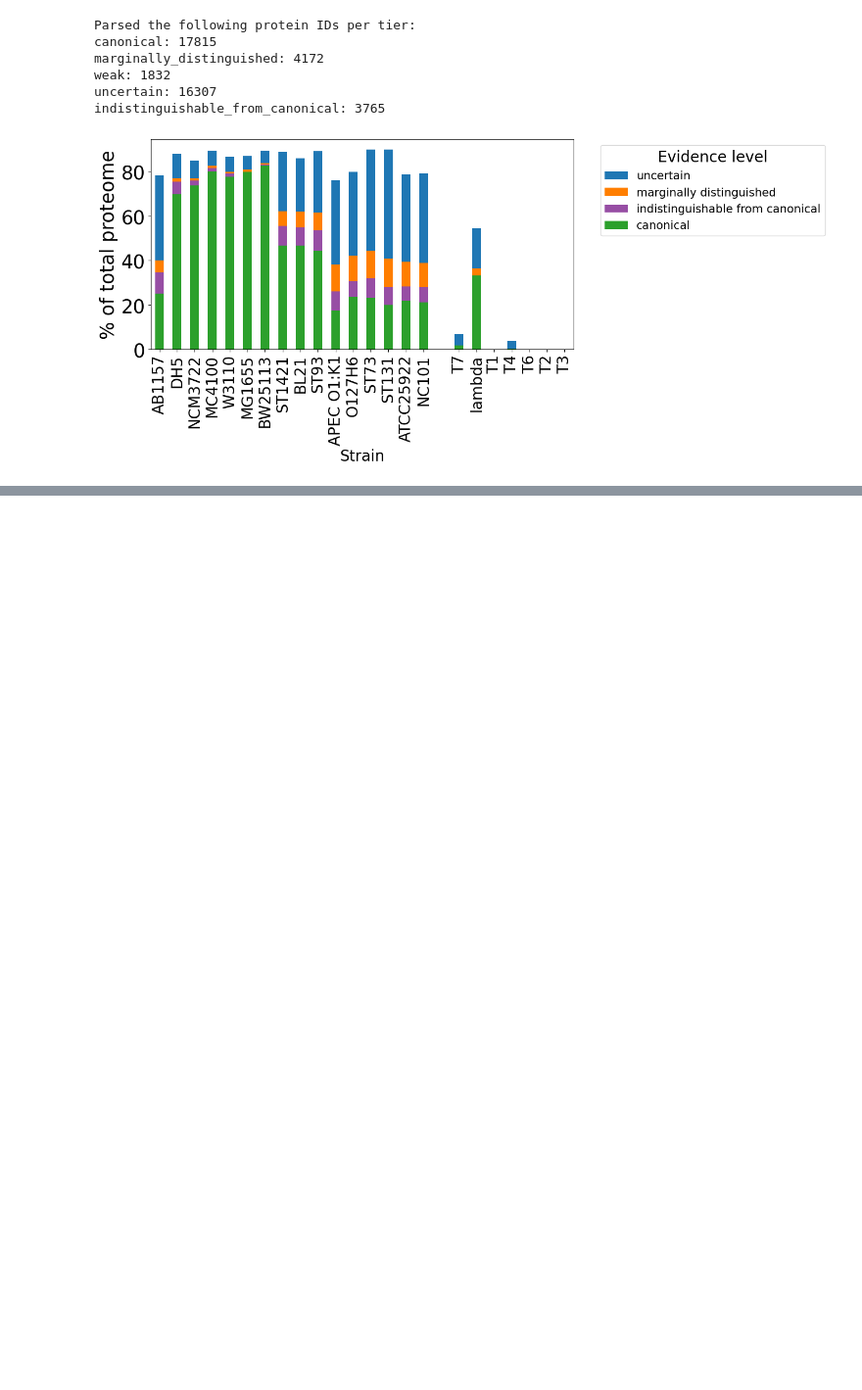
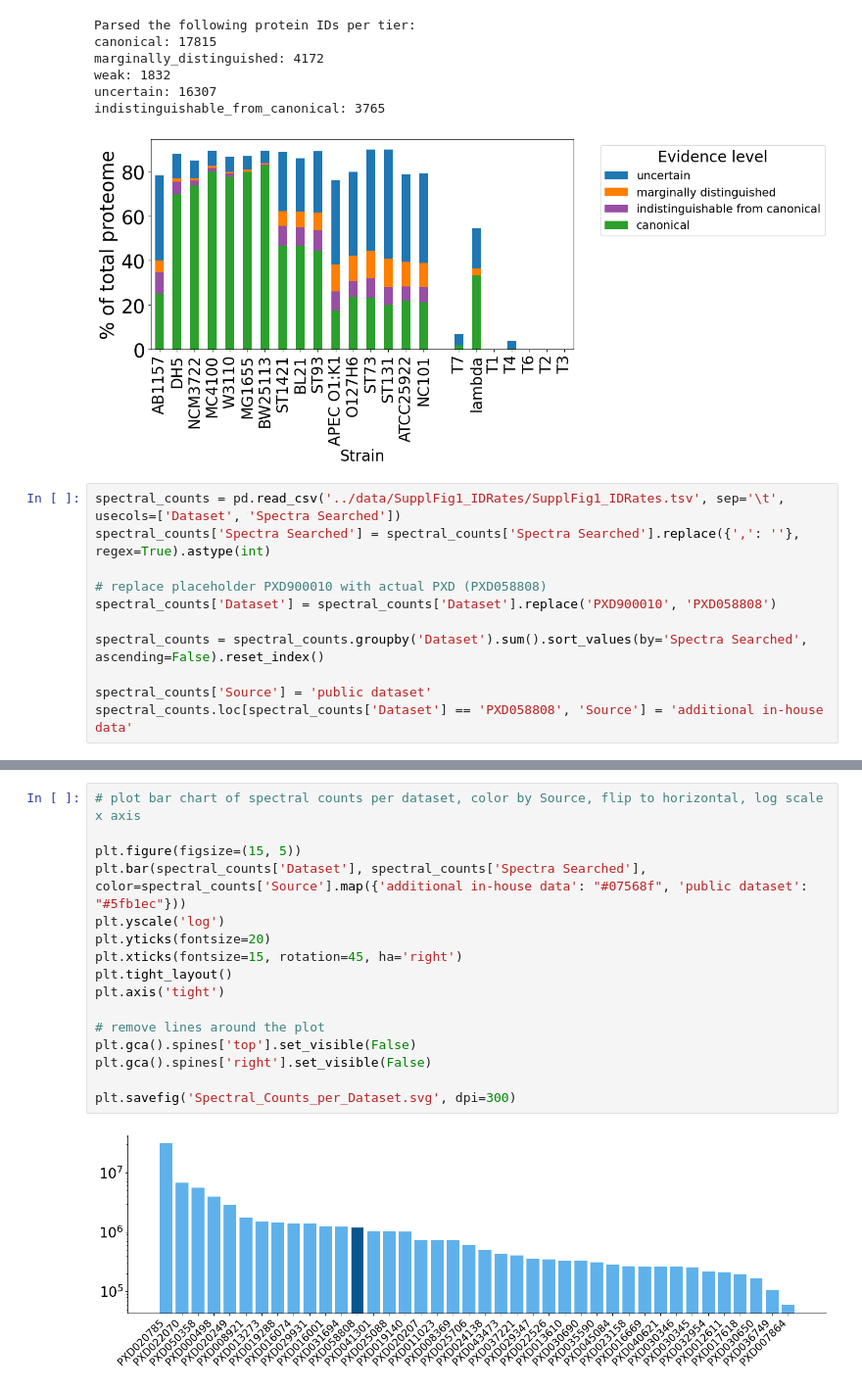
Before and after one commit to CompOmics/ecoli-peptideatlas-manuscript, a Jupyter notebook: src/Fig1_Strain_proteome_coverage.ipynb, the cells around one changed output, grey strips where cells are left out. Shown at 98% size. Saved outputs shown, nothing was run; the diff lists cells and outputs as text; blank space fills up the shorter version.

Commit message:
add spectral count bar chart

```diff
--- a/src/Fig1_Strain_proteome_coverage.ipynb
+++ b/src/Fig1_Strain_proteome_coverage.ipynb
@@ -209,3 +210,14 @@ weak: 1832
 uncertain: 16307
 indistinguishable_from_canonical: 3765
 [figure]
+# %%
+spectral_counts = pd.read_csv('../data/SupplFig1_IDRates/SupplFig1_IDRates.tsv', sep='\t', usecols=['Dataset', 'Spectra Searched'])
+spectral_counts['Spectra Searched'] = spectral_counts['Spectra Searched'].replace({',': ''}, regex=True).astype(int)
+
+# replace placeholder PXD900010 with actual PXD (PXD058808)
+spectral_counts['Dataset'] = spectral_counts['Dataset'].replace('PXD900010', 'PXD058808')
+
+spectral_counts = spectral_counts.groupby('Dataset').sum().sort_values(by='Spectra Searched', ascending=False).reset_index()
+
+spectral_counts['Source'] = 'public dataset'
+spectral_counts.loc[spectral_counts['Dataset'] == 'PXD058808', 'Source'] = 'additional in-house data'
@@ -211,0 +244,18 @@ indistinguishable_from_canonical: 3765
+# %%
+# plot bar chart of spectral counts per dataset, color by Source, flip to horizontal, log scale x axis
+
+plt.figure(figsize=(15, 5))
+plt.bar(spectral_counts['Dataset'], spectral_counts['Spectra Searched'], color=spectral_counts['Source'].map({'additional in-house data': "#07568f", 'public dataset': "#5fb1ec"}))
+plt.yscale('log')
+plt.yticks(fontsize=20)
+plt.xticks(fontsize=15, rotation=45, ha='right')
+plt.tight_layout()
+plt.axis('tight')
+
+# remove lines around the plot
+plt.gca().spines['top'].set_visible(False)
+plt.gca().spines['right'].set_visible(False)
+
+plt.savefig('Spectral_Counts_per_Dataset.svg', dpi=300)
+# %% [output]
+[figure, added]
```
Also changed, not shown: parts of 2 cells of this notebook.
